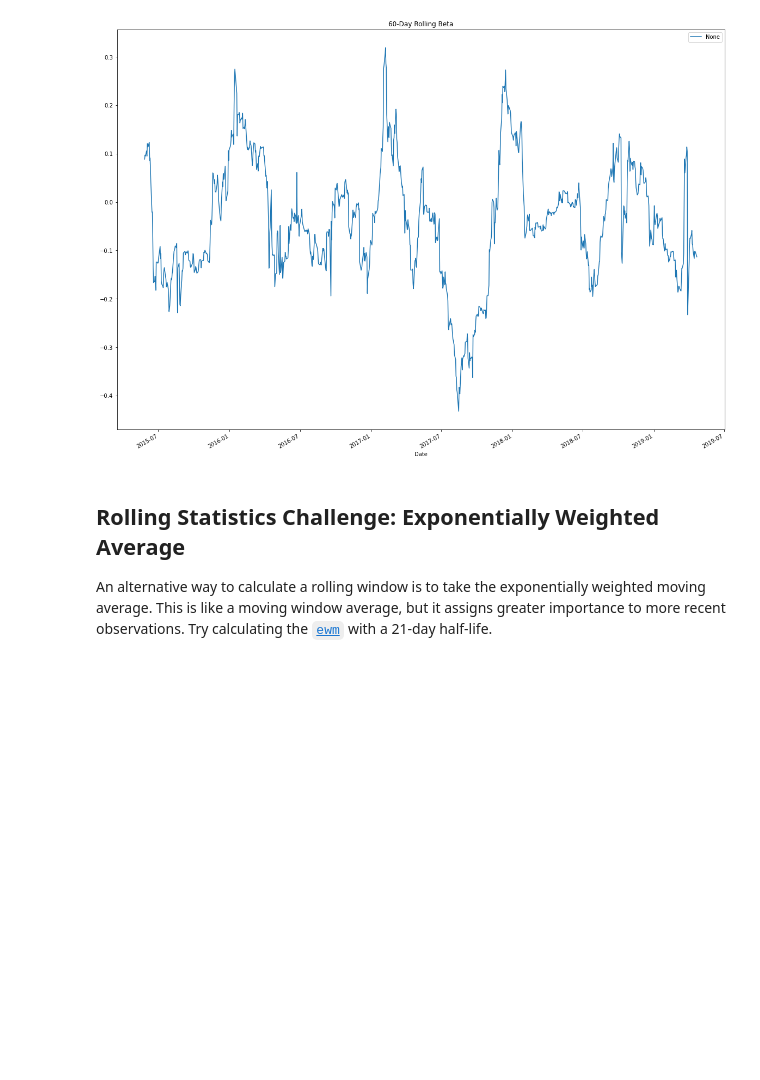
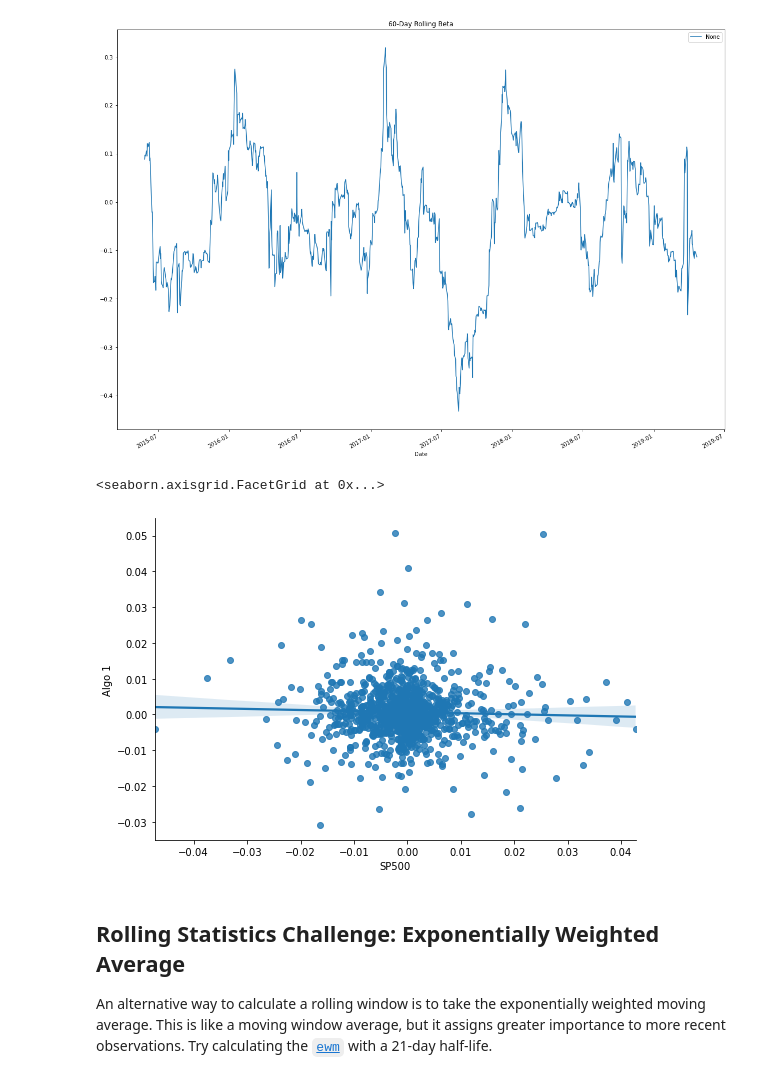
Before and after one commit to shishirsuman6/Portfolio-Performance-Analyser, a Jupyter notebook: whale_analysis.ipynb, the cells around one changed output. Drawn from its saved outputs; the diff is of its cells as text; code cells hidden in the pictures; blank space fills up the shorter version.

```diff
--- a/whale_analysis.ipynb
+++ b/whale_analysis.ipynb
@@ -371,6 +371,12 @@ beta_rolling_algo1.plot(figsize=(20,15), legend=True, title="60-Day Rolling Beta
 # %% [output]
 <AxesSubplot:title={'center':'60-Day Rolling Beta'}, xlabel='Date'>
 [figure]
+# %%
+#beta vs correlation
+sns.lmplot(x='SP500', y='Algo 1', data=all_portfolio_returns, aspect=1.5, fit_reg=True)
+# %% [output]
+<seaborn.axisgrid.FacetGrid at 0x...>
+[figure, added]
 # %% [markdown]
 ## Rolling Statistics Challenge: Exponentially Weighted Average
 
```
Also changed, not shown: parts of 3 cells of this notebook.
